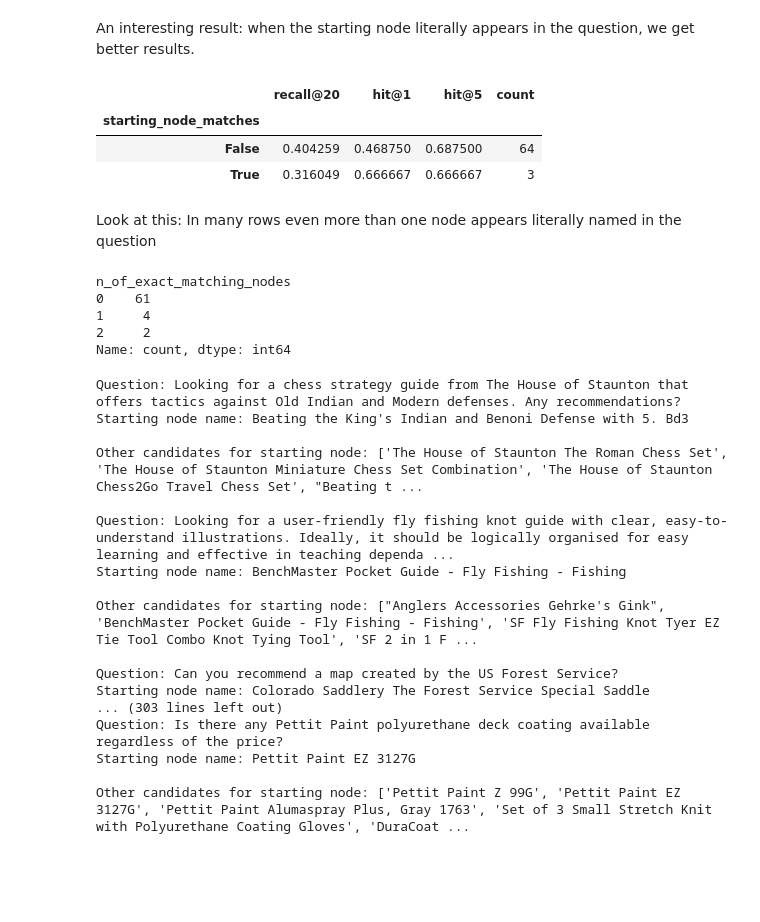
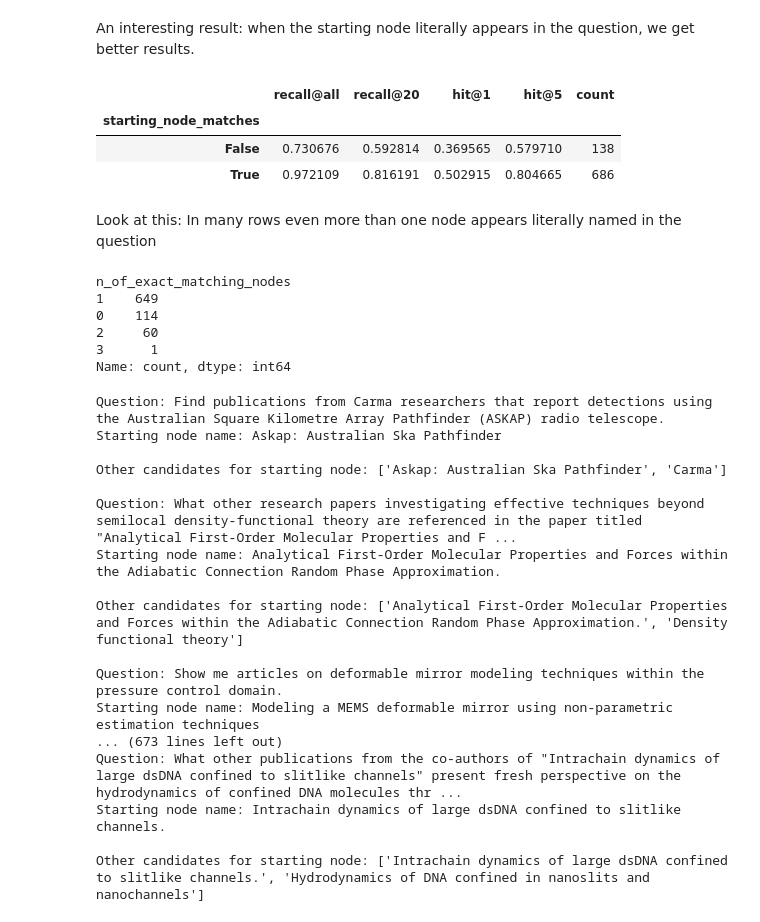
Before and after one commit to JoaquinPolonuer/graphsearch, a Jupyter notebook: notebooks/2hop_result_analysis.ipynb, the cells around one changed output. Saved outputs shown, nothing was run; the diff lists cells and outputs as text; code cells hidden in the pictures; blank space fills up the shorter version.

```diff
--- a/notebooks/2hop_result_analysis.ipynb
+++ b/notebooks/2hop_result_analysis.ipynb
@@ -13,7 +13,7 @@ from graph_types.prime import PrimeGraph
 from graph_types.mag import MagGraph
 from graph_types.amazon import AmazonGraph
 
-name = "amazon"
+name = "mag"
 
 if name == "prime":
     graph = PrimeGraph.load()
@@ -22,7 +22,7 @@ elif name == "mag":
 elif name == "amazon":
     graph = AmazonGraph.load()
 # %%
-logs_dir = DATA_DIR / f"experiments/{graph.name}_logs_2hop_filter_answer_type_and_starting_node_name"
+logs_dir = DATA_DIR / f"experiments/{graph.name}_one_node_per_entity_and_semantic_sort"
 json_files = sorted([f for f in logs_dir.glob("*.json")])
 
 data = []
@@ -157,17 +144,18 @@ An interesting result: when the starting node literally appears in the question,
 # %%
 df.groupby('starting_node_matches').agg(
     {
+        "recall@all": "mean",
         "recall@20": "mean",
         "hit@1": "mean",
         "hit@5": "mean",
         "file_id": "count"
     }
 ).rename(columns={"file_id": "count"})
 # %% [output]
-|  | recall@20 | hit@1 | hit@5 | count |
-| starting_node_matches |  |  |  |  |
-| False | 0.404259 | 0.468750 | 0.687500 | 64 |
-| True | 0.316049 | 0.666667 | 0.666667 | 3 |
+|  | recall@all | recall@20 | hit@1 | hit@5 | count |
+| starting_node_matches |  |  |  |  |  |
+| False | 0.730676 | 0.592814 | 0.369565 | 0.579710 | 138 |
+| True | 0.972109 | 0.816191 | 0.502915 | 0.804665 | 686 |
 # %% [markdown]
 Look at this: In many rows even more than one node appears literally named in the question
 # %%
@@ -175,9 +163,10 @@ df['n_of_exact_matching_nodes'] = df['exact_matching_nodes_indices'].apply(len)
 df['n_of_exact_matching_nodes'].value_counts()
 # %% [output]
 n_of_exact_matching_nodes
-0    61
-1     4
-2     2
+1    649
+0    114
+2     60
+3      1
 Name: count, dtype: int64
 # %%
 for _, row in df[df['starting_node_matches'] == False].iterrows():
@@ -189,20 +178,20 @@ for _, row in df[df['starting_node_matches'] == False].iterrows():
     print(f"Starting node name: {row['starting_node_name']}\n")
     print(f"Other candidates for starting node: {sorted_central_node_names}\n")
 # %% [output]
-Question: Looking for a chess strategy guide from The House of Staunton that offers tactics against Old Indian and Modern defenses. Any recommendations?
-Starting node name: Beating the King's Indian and Benoni Defense with 5. Bd3
+Question: Find publications from Carma researchers that report detections using the Australian Square Kilometre Array Pathfinder (ASKAP) radio telescope.
+Starting node name: Askap: Australian Ska Pathfinder
 
-Other candidates for starting node: ['The House of Staunton The Roman Chess Set', 'The House of Staunton Miniature Chess Set Combination', 'The House of Staunton Chess2Go Travel Chess Set', "Beating t ...
+Other candidates for starting node: ['Askap: Australian Ska Pathfinder', 'Carma']
 
-Question: Looking for a user-friendly fly fishing knot guide with clear, easy-to-understand illustrations. Ideally, it should be logically organised for easy learning and effective in teaching dependa ...
-Starting node name: BenchMaster Pocket Guide - Fly Fishing - Fishing
+Question: What other research papers investigating effective techniques beyond semilocal density-functional theory are referenced in the paper titled "Analytical First-Order Molecular Properties and F ...
+Starting node name: Analytical First-Order Molecular Properties and Forces within the Adiabatic Connection Random Phase Approximation.
 
-Other candidates for starting node: ["Anglers Accessories Gehrke's Gink", 'BenchMaster Pocket Guide - Fly Fishing - Fishing', 'SF Fly Fishing Knot Tyer EZ Tie Tool Combo Knot Tying Tool', 'SF 2 in 1 F ...
+Other candidates for starting node: ['Analytical First-Order Molecular Properties and Forces within the Adiabatic Connection Random Phase Approximation.', 'Density functional theory']
 
-Question: Can you recommend a map created by the US Forest Service?
-Starting node name: Colorado Saddlery The Forest Service Special Saddle
-... (303 lines left out)
-Question: Is there any Pettit Paint polyurethane deck coating available regardless of the price?
-Starting node name: Pettit Paint EZ 3127G
+Question: Show me articles on deformable mirror modeling techniques within the pressure control domain.
+Starting node name: Modeling a MEMS deformable mirror using non-parametric estimation techniques
+... (673 lines left out)
+Question: What other publications from the co-authors of "Intrachain dynamics of large dsDNA confined to slitlike channels" present fresh perspective on the hydrodynamics of confined DNA molecules thr ...
+Starting node name: Intrachain dynamics of large dsDNA confined to slitlike channels.
 
-Other candidates for starting node: ['Pettit Paint Z 99G', 'Pettit Paint EZ 3127G', 'Pettit Paint Alumaspray Plus, Gray 1763', 'Set of 3 Small Stretch Knit with Polyurethane Coating Gloves', 'DuraCoat ...
+Other candidates for starting node: ['Intrachain dynamics of large dsDNA confined to slitlike channels.', 'Hydrodynamics of DNA confined in nanoslits and nanochannels']
```
Also changed, not shown: parts of 4 cells of this notebook, 2 other files.
